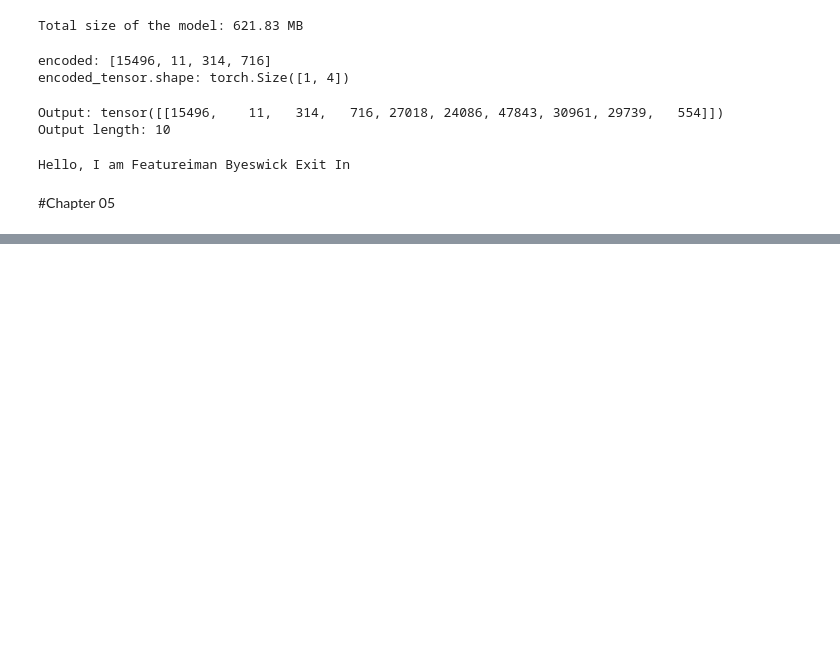
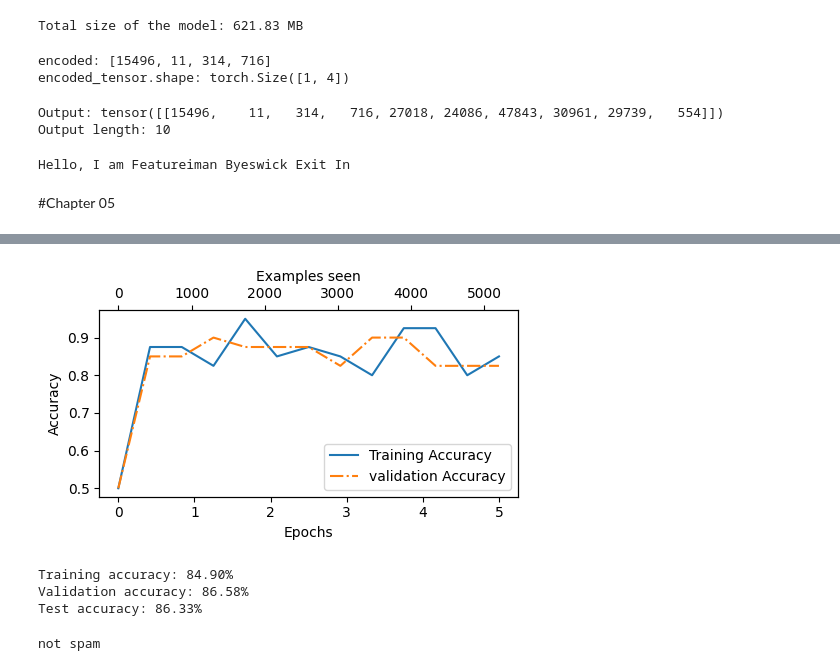
Before and after one commit to afif-af/Natural-Language-Processing, a Jupyter notebook: Build_a_Large_Language_Model_by_Sebastian_Raschka.ipynb, the cells around one changed output, grey strips where cells are left out. Drawn from its saved outputs; the diff is of its cells as text; code cells hidden in the pictures; blank space fills up the shorter version.

```diff
--- a/Build_a_Large_Language_Model_by_Sebastian_Raschka.ipynb
+++ b/Build_a_Large_Language_Model_by_Sebastian_Raschka.ipynb
@@ -1371,0 +2463,4 @@ Hello, I am Featureiman Byeswick Exit In
+# %%
+logits = outputs[:, -1, :]
+label = torch.argmax(logits)
+print("Class label:", label.item())
@@ -1371,0 +2664,20 @@ Hello, I am Featureiman Byeswick Exit In
+# %%
+epochs_tensor =torch.linspace(0, num_epochs, len(train_acc))
+examples_seen_tensor =torch.linspace(0, example_seen,len(train_acc))
+plot_values(
+    epochs_tensor, examples_seen_tensor, train_acc, val_accs, label="Accuracy"
+)
+# %% [output]
+[figure, added]
+# %%
+train_accuracy = calc_accuracy_loader(train_loader, model, device)
+val_accuracy = calc_accuracy_loader(val_loader, model, device)
+test_accuracy = calc_accuracy_loader(test_loader, model, device)
+
+print(f"Training accuracy: {train_accuracy*100:.2f}%")
+print(f"Validation accuracy: {val_accuracy*100:.2f}%")
+print(f"Test accuracy: {test_accuracy*100:.2f}%")
+# %% [output]
+Training accuracy: 84.90%
+Validation accuracy: 86.58%
+Test accuracy: 86.33%
@@ -1371,0 +2711,6 @@ Hello, I am Featureiman Byeswick Exit In
+# %%
+print(classify_review(
+    text_1, model, tokenizer, device, max_length=train_dataset.max_length
+))
+# %% [output]
+not spam
```
Also changed, not shown: parts of 169 cells of this notebook.
